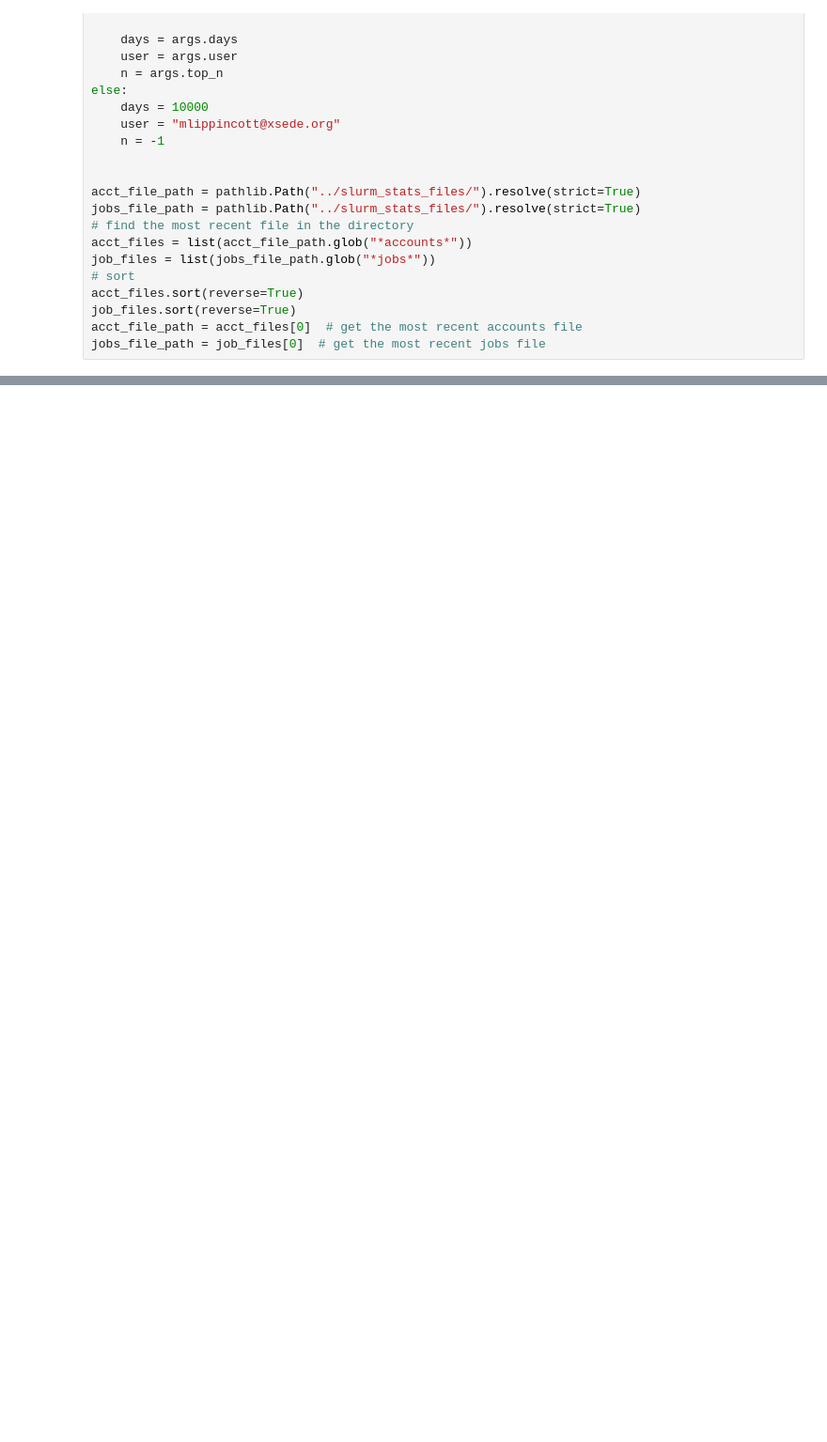
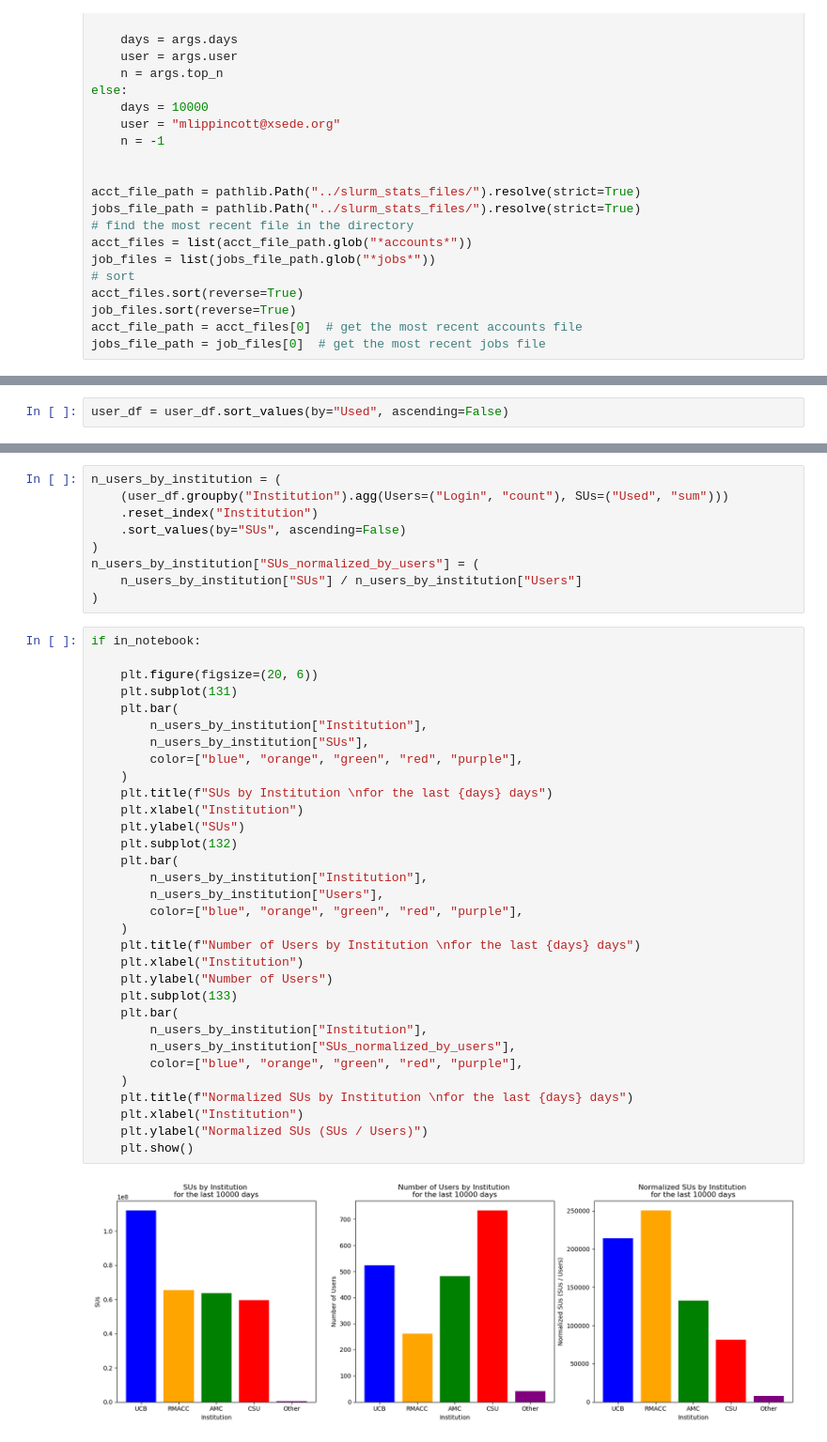
Before and after one commit to MikeLippincott/SLURM-Cheat-Sheet, a Jupyter notebook: slurm_stats_check/notebooks/slurm_stats.ipynb, the cells around one changed output, grey strips where cells are left out. Shown at 94% size. Saved outputs shown, nothing was run; the diff lists cells and outputs as text; blank space fills up the shorter version.

```diff
--- a/slurm_stats_check/notebooks/slurm_stats.ipynb
+++ b/slurm_stats_check/notebooks/slurm_stats.ipynb
@@ -177,6 +189,8 @@ user_df.reset_index(drop=True, inplace=True)
 institution_df = df.groupby(["Institution"]).sum().reset_index()
 institution_df.drop(columns=["Login", "Proper Name", "Account"], inplace=True)
 institution_df.sort_values(by="Used", ascending=False, inplace=True)
+# %%
+user_df = user_df.sort_values(by="Used", ascending=False)
 # %%
 # get the total usage for the user
 SUs = user_df[user_df["Login"] == user]["Used"].sum()
@@ -292,0 +290,43 @@ mlippincott@xsede.org has used a total of 0 SUs in the last 10000 days for a tot
+# %%
+n_users_by_institution = (
+    (user_df.groupby("Institution").agg(Users=("Login", "count"), SUs=("Used", "sum")))
+    .reset_index("Institution")
+    .sort_values(by="SUs", ascending=False)
+)
+n_users_by_institution["SUs_normalized_by_users"] = (
+    n_users_by_institution["SUs"] / n_users_by_institution["Users"]
+)
+# %%
+if in_notebook:
+
+    plt.figure(figsize=(20, 6))
+    plt.subplot(131)
+    plt.bar(
+        n_users_by_institution["Institution"],
+        n_users_by_institution["SUs"],
+        color=["blue", "orange", "green", "red", "purple"],
+    )
+    plt.title(f"SUs by Institution \nfor the last {days} days")
+    plt.xlabel("Institution")
+    plt.ylabel("SUs")
+    plt.subplot(132)
+    plt.bar(
+        n_users_by_institution["Institution"],
+        n_users_by_institution["Users"],
+        color=["blue", "orange", "green", "red", "purple"],
+    )
+    plt.title(f"Number of Users by Institution \nfor the last {days} days")
+    plt.xlabel("Institution")
+    plt.ylabel("Number of Users")
+    plt.subplot(133)
+    plt.bar(
+        n_users_by_institution["Institution"],
+        n_users_by_institution["SUs_normalized_by_users"],
+        color=["blue", "orange", "green", "red", "purple"],
+    )
+    plt.title(f"Normalized SUs by Institution \nfor the last {days} days")
+    plt.xlabel("Institution")
+    plt.ylabel("Normalized SUs (SUs / Users)")
+    plt.show()
+# %% [output]
+[figure, added]
```
Also changed, not shown: parts of 9 cells of this notebook, 4 other files.
